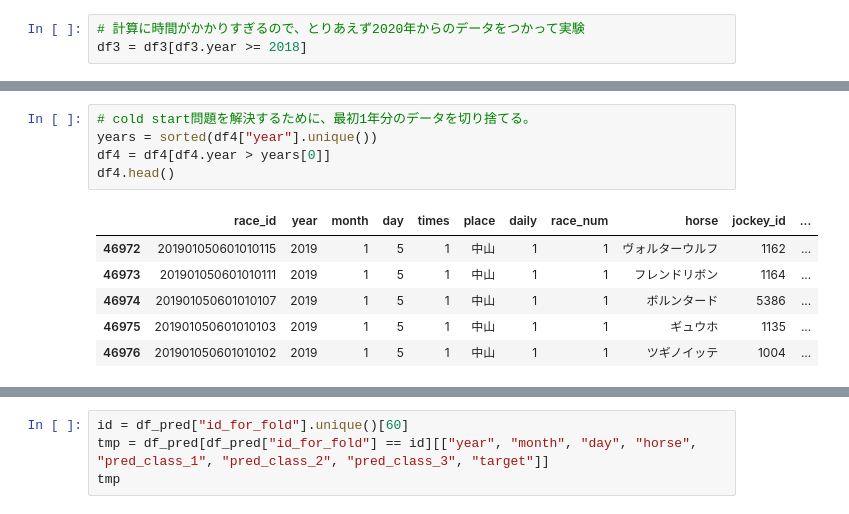
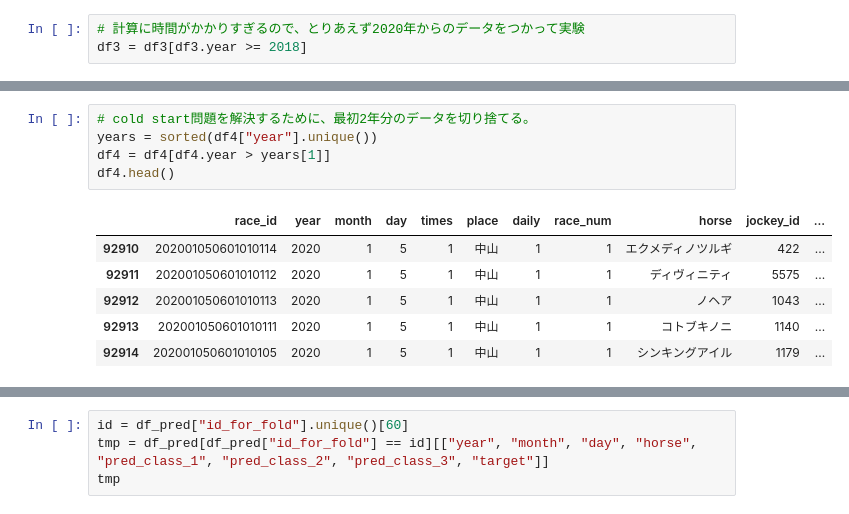
Before and after one commit to NaganagaKen/HORSE_RACING, a Jupyter notebook: Notebook/JV_eda.ipynb, the cells around one changed output, grey strips where cells are left out. Cells and saved outputs as stored; diff of their text form.

```diff
--- a/Notebook/JV_eda.ipynb
+++ b/Notebook/JV_eda.ipynb
@@ -71,17 +62,17 @@ calculated rankings
 | 347213 | 202506290201061210 | 2025 | 6 | 29 | 1 | 函館 | 6 | 12 | モジャーリオ | 1178 | ... |
 | 347214 | 202506290201061212 | 2025 | 6 | 29 | 1 | 函館 | 6 | 12 | トウカイファクター | 1162 | ... |
 # %%
-# cold start問題を解決するために、最初1年分のデータを切り捨てる。
+# cold start問題を解決するために、最初2年分のデータを切り捨てる。
 years = sorted(df4["year"].unique())
-df4 = df4[df4.year > years[0]]
+df4 = df4[df4.year > years[1]]
 df4.head()
 # %% [output]
 |  | race_id | year | month | day | times | place | daily | race_num | horse | jockey_id | ... |
-| 46972 | 201901050601010115 | 2019 | 1 | 5 | 1 | 中山 | 1 | 1 | ヴォルターウルフ | 1162 | ... |
-| 46973 | 201901050601010111 | 2019 | 1 | 5 | 1 | 中山 | 1 | 1 | フレンドリボン | 1164 | ... |
-| 46974 | 201901050601010107 | 2019 | 1 | 5 | 1 | 中山 | 1 | 1 | ボルンタード | 5386 | ... |
-| 46975 | 201901050601010103 | 2019 | 1 | 5 | 1 | 中山 | 1 | 1 | ギュウホ | 1135 | ... |
-| 46976 | 201901050601010102 | 2019 | 1 | 5 | 1 | 中山 | 1 | 1 | ツギノイッテ | 1004 | ... |
+| 92910 | 202001050601010114 | 2020 | 1 | 5 | 1 | 中山 | 1 | 1 | エクメディノツルギ | 422 | ... |
+| 92911 | 202001050601010112 | 2020 | 1 | 5 | 1 | 中山 | 1 | 1 | ディヴィニティ | 5575 | ... |
+| 92912 | 202001050601010113 | 2020 | 1 | 5 | 1 | 中山 | 1 | 1 | ノヘア | 1043 | ... |
+| 92913 | 202001050601010111 | 2020 | 1 | 5 | 1 | 中山 | 1 | 1 | コトブキノニ | 1140 | ... |
+| 92914 | 202001050601010105 | 2020 | 1 | 5 | 1 | 中山 | 1 | 1 | シンキングアイル | 1179 | ... |
 # %%
 df4[feature_col2]
 # %% [output]
```
Also changed, not shown: parts of 6 cells of this notebook, 5 other files.
